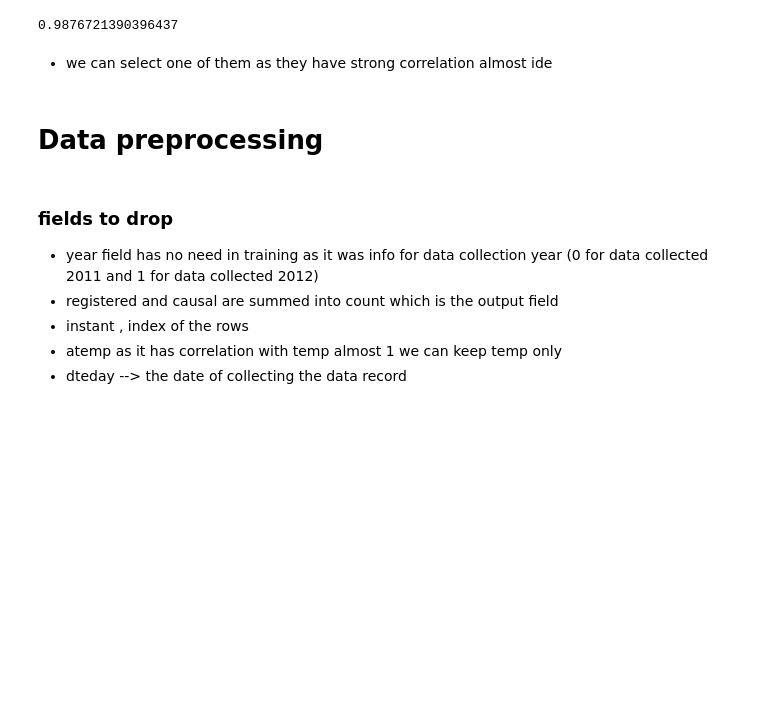
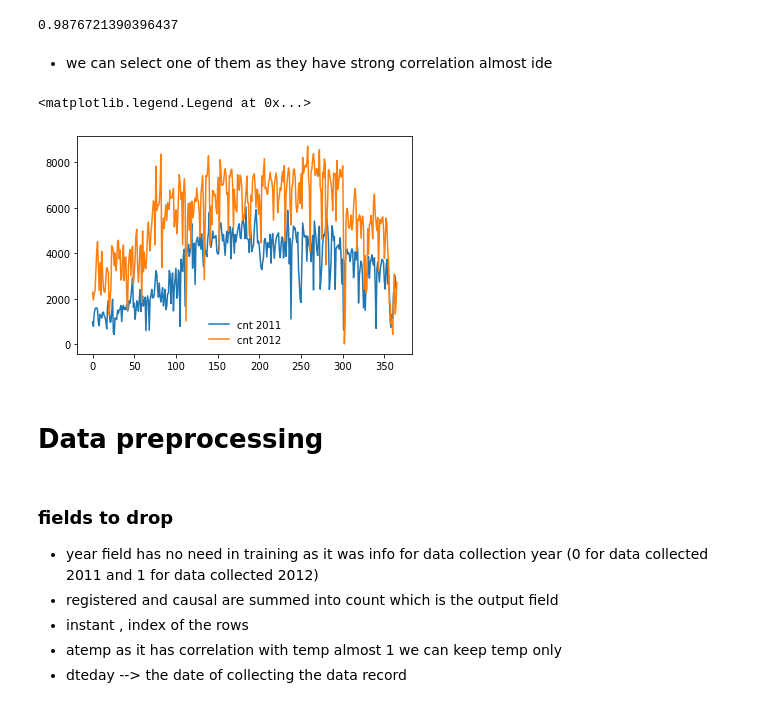
Before and after one commit to ahmedbadr97/Predicting-Bike-Sharing-Patterns, a Jupyter notebook: notebooks/bike-Sharing-patterns.ipynb, the cells around one changed output. Saved outputs shown, nothing was run; the diff lists cells and outputs as text; code cells hidden in the pictures; blank space fills up the shorter version.

```diff
--- a/notebooks/bike-Sharing-patterns.ipynb
+++ b/notebooks/bike-Sharing-patterns.ipynb
@@ -124,6 +135,22 @@ raw_data_df.corr().loc['temp','atemp']
 0.9876721390396437
 # %% [markdown]
 - we can select one of them as they have strong correlation almost ide
+# %%
+cnt_in_2011=raw_data_df[raw_data_df.yr==0]
+cnt_in_2011=cnt_in_2011.groupby('dteday').sum()['cnt']
+
+cnt_in_2012=raw_data_df[raw_data_df.yr==1]
+cnt_in_2012=cnt_in_2012.groupby('dteday').sum()['cnt']
+# cnt_in_2012=raw_data_df[raw_data_df.yr==1]['cnt']
+#
+plt.plot(cnt_in_2011.to_numpy(), label='cnt 2011')
+plt.plot(cnt_in_2012.to_numpy(), label='cnt 2012')
+#
+plt.legend(frameon=False)
+# cnt_in_2011
+# %% [output]
+<matplotlib.legend.Legend at 0x...>
+[figure, added]
 # %% [markdown]
 # Data preprocessing
 # %% [markdown]
```
Also changed, not shown: parts of 40 cells of this notebook, 8 other files.
